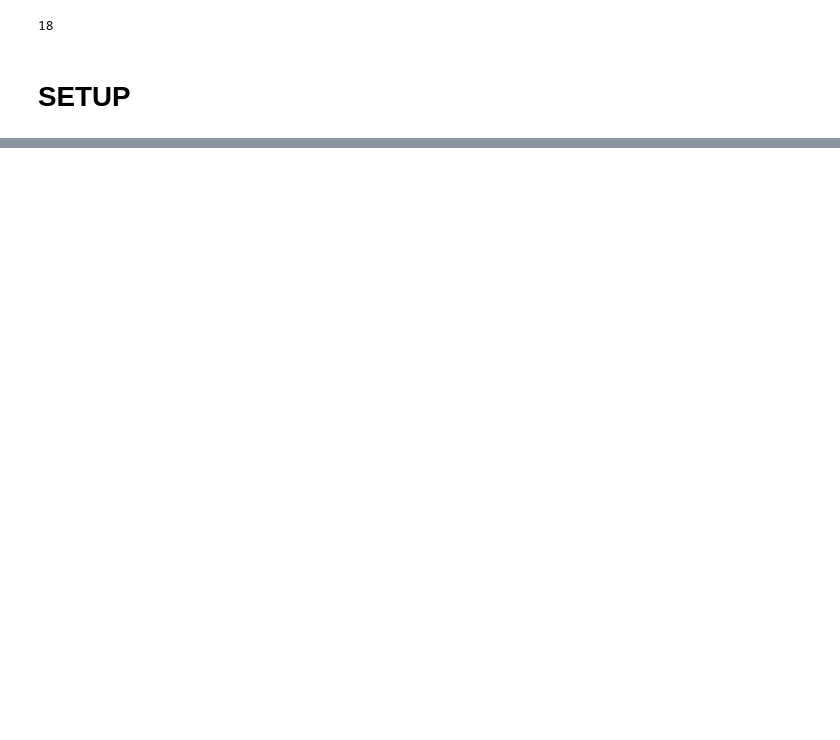
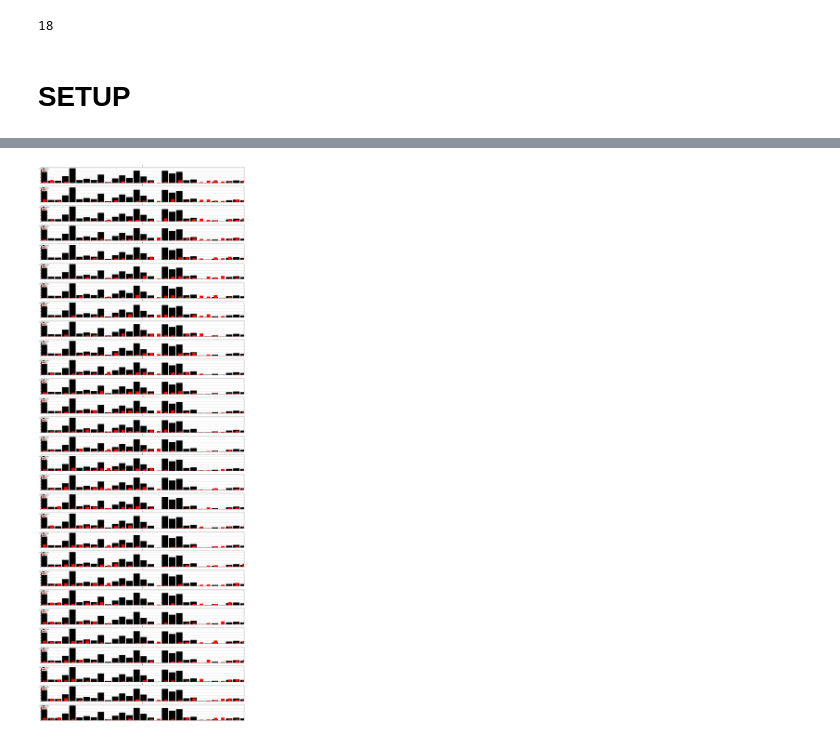
Before and after one commit to s4nat/vigenere, a Jupyter notebook: experiments.ipynb, the cells around one changed output, grey strips where cells are left out. Cells and saved outputs as stored; diff of their text form; code cells hidden in the pictures; blank space fills up the shorter version.

```diff
--- a/experiments.ipynb
+++ b/experiments.ipynb
@@ -144,3 +131,11 @@ plot_guess2(genArr, 8)
+# %%
+tester = plot_guess2(knownArr, 2)
+
+tester
+# rtnhbcldr
+# ftvecstdr
+# %% [output]
+[figure, added]
 # %%
 for txt in ctl:
     print(ctl.index(txt),len(txt))
```
Also changed, not shown: parts of 14 cells of this notebook, 2 other files.
